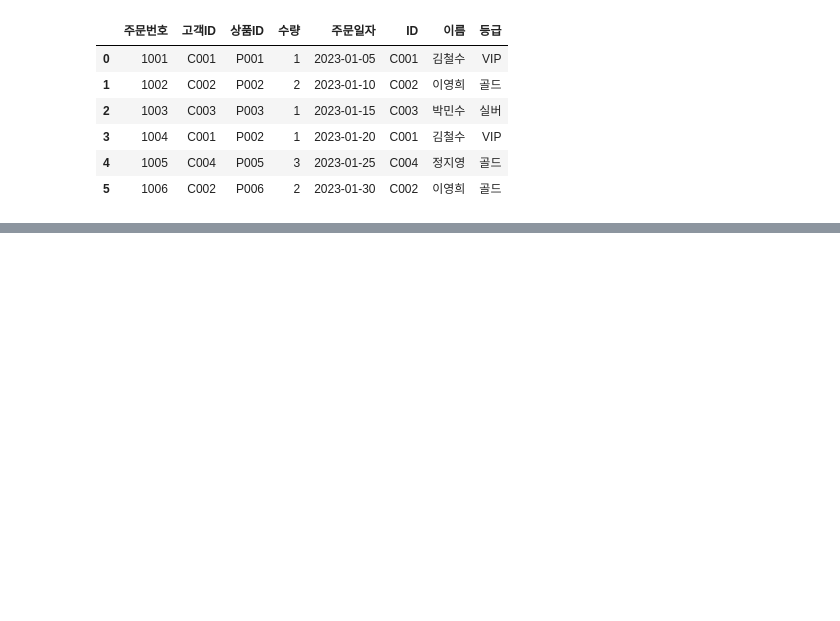
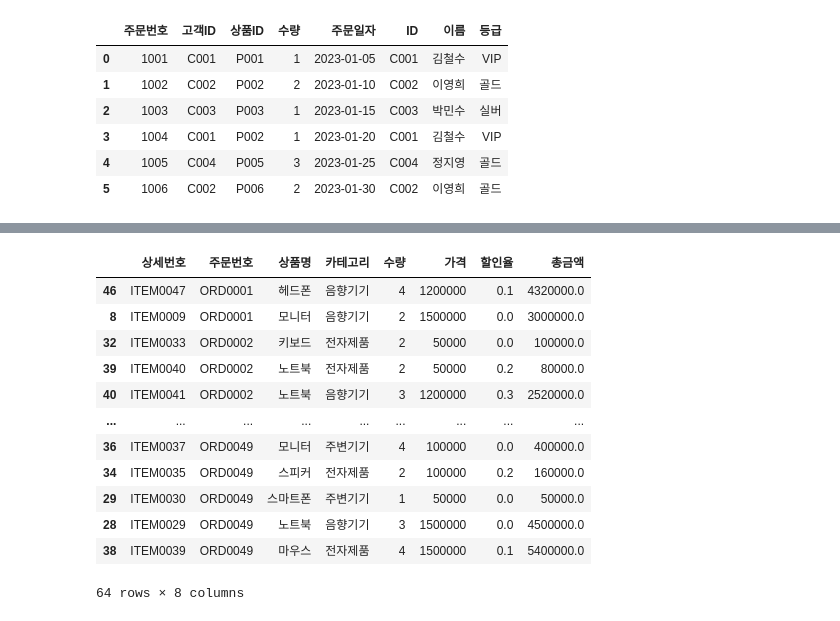
Before and after one commit to semistone97/TIL, a Jupyter notebook: data analysis/02_pandas2.ipynb, the cells around one changed output, grey strips where cells are left out. Cells and saved outputs as stored; diff of their text form; code cells hidden in the pictures; blank space fills up the shorter version.

```diff
--- a/data analysis/02_pandas2.ipynb
+++ b/data analysis/02_pandas2.ipynb
@@ -692,0 +736,19 @@ satisfaction = pd.DataFrame({
+# %%
+
+
+# 1. 총 주문금액 계산
+total_series = order_details['수량'] * order_details['가격'] * (1 - order_details['할인율'])
+# 꿀팁 하나. 'total = ' 먼저 쓰지 말고 뒤에 거 먼저 쓰면서 변수 하나씩 살펴보면서 코딩하기.
+total_series    # 자료형 정보 변수명에 써두기.
+order_details['총금액'] = total_series
+order_details
+
+# SQL이랑 다른 점? SQL은 컬럼 추가하는 게 꽤 어렵다.(사실 DA는 컬럼 추가하는 못된 짓을 하면 안 됨)
+
+# 2. 주문별 합계 계산
+order_totals = order_details.groupby('주문번호')['총금액'].sum().reset_index()
+order_totals.head()
+# reset_index: 원래 Index를 컬럼화시켜버림(인덱스는 0 ~ n)
+
+orders_with_totals = orders.merge(order_totals, on='주문번호', how='left')
+orders_with_totals.head()
@@ -692,0 +762,17 @@ satisfaction = pd.DataFrame({
+# %%
+# 중복된 데이터를 모아서 보기
+order_details[order_details.duplicated(subset=['주문번호'], keep=False)].sort_values('주문번호')
+# %% [output]
+|  | 상세번호 | 주문번호 | 상품명 | 카테고리 | 수량 | 가격 | 할인율 | 총금액 |
+| 46 | ITEM0047 | ORD0001 | 헤드폰 | 음향기기 | 4 | 1200000 | 0.1 | 4320000.0 |
+| 8 | ITEM0009 | ORD0001 | 모니터 | 음향기기 | 2 | 1500000 | 0.0 | 3000000.0 |
+| 32 | ITEM0033 | ORD0002 | 키보드 | 전자제품 | 2 | 50000 | 0.0 | 100000.0 |
+| 39 | ITEM0040 | ORD0002 | 노트북 | 전자제품 | 2 | 50000 | 0.2 | 80000.0 |
+| 40 | ITEM0041 | ORD0002 | 노트북 | 음향기기 | 3 | 1200000 | 0.3 | 2520000.0 |
+| ... | ... | ... | ... | ... | ... | ... | ... | ... |
+| 36 | ITEM0037 | ORD0049 | 모니터 | 주변기기 | 4 | 100000 | 0.0 | 400000.0 |
+| 34 | ITEM0035 | ORD0049 | 스피커 | 전자제품 | 2 | 100000 | 0.2 | 160000.0 |
+| 29 | ITEM0030 | ORD0049 | 스마트폰 | 주변기기 | 1 | 50000 | 0.0 | 50000.0 |
+| 28 | ITEM0029 | ORD0049 | 노트북 | 음향기기 | 3 | 1500000 | 0.0 | 4500000.0 |
+| 38 | ITEM0039 | ORD0049 | 마우스 | 전자제품 | 4 | 1500000 | 0.1 | 5400000.0 |
+64 rows × 8 columns
```
Also changed, not shown: parts of 28 cells of this notebook, 3 other files.
